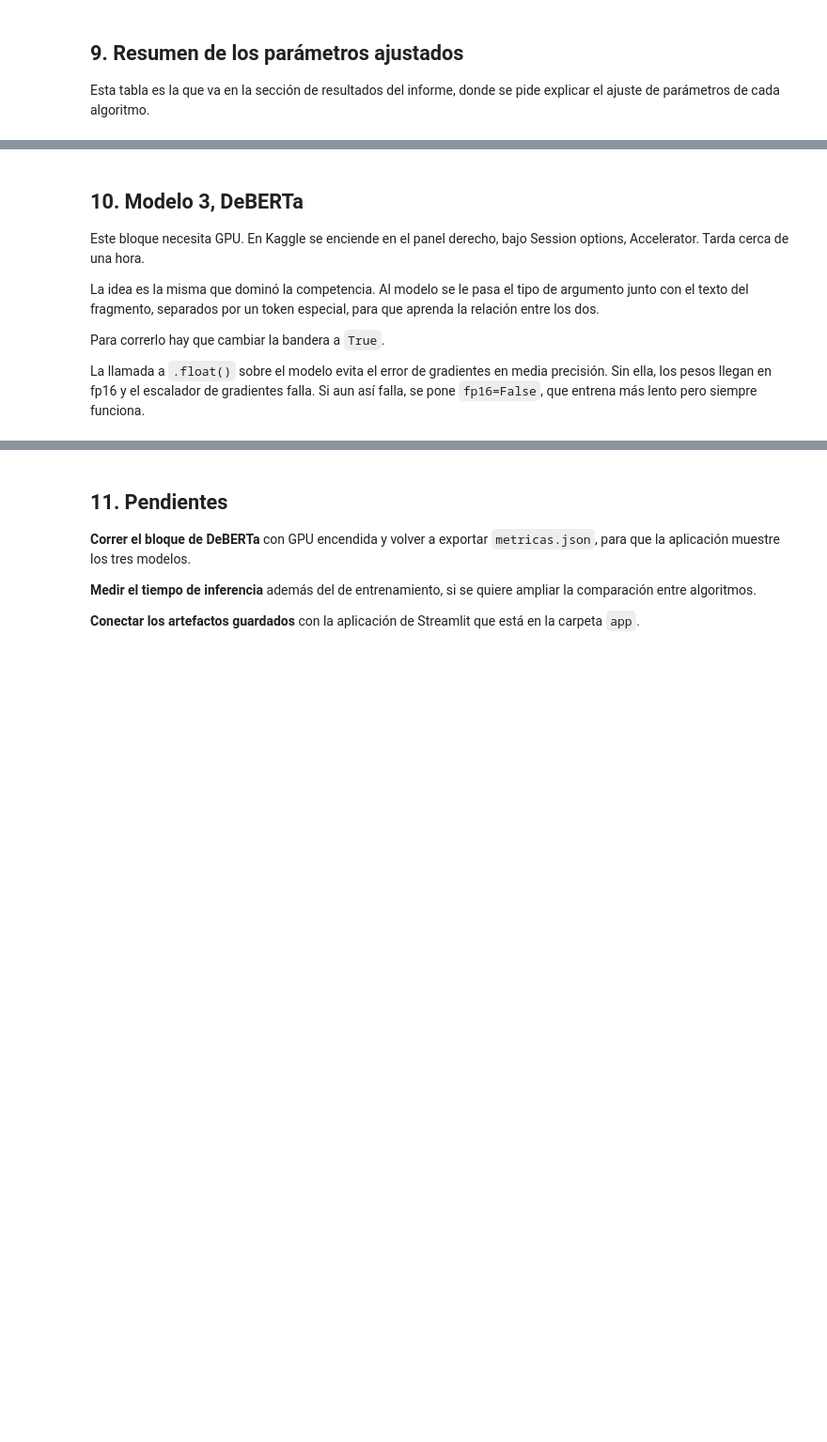
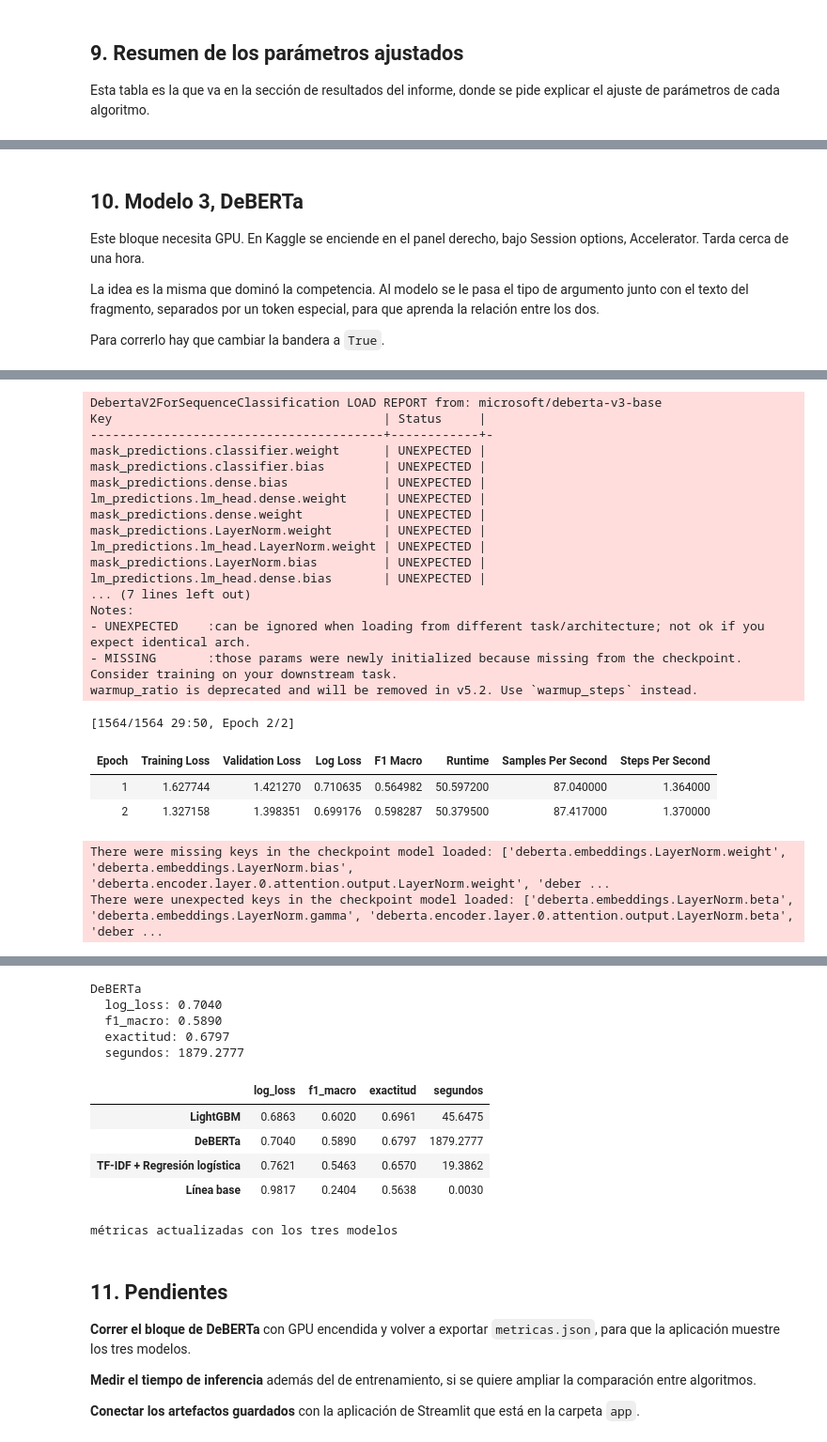
Before and after one commit to GenserDev/Proyecto2-DS, a Jupyter notebook: notebooks/modelado-argumentos-efectivos.ipynb, the cells around one changed output, grey strips where cells are left out. Shown at 94% size. Drawn from its saved outputs; the diff is of its cells as text; code cells hidden in the pictures; blank space fills up the shorter version.

Commit message:
feat: version 2 de los resultados del modelado de datos

```diff
--- a/notebooks/modelado-argumentos-efectivos.ipynb
+++ b/notebooks/modelado-argumentos-efectivos.ipynb
@@ -484,10 +620,8 @@ Este bloque necesita GPU. En Kaggle se enciende en el panel derecho, bajo Sessio
 La idea es la misma que dominó la competencia. Al modelo se le pasa el tipo de argumento junto con el texto del fragmento, separados por un token especial, para que aprenda la relación entre los dos.
 
 Para correrlo hay que cambiar la bandera a `True`.
-
-La llamada a `.float()` sobre el modelo evita el error de gradientes en media precisión. Sin ella, los pesos llegan en fp16 y el escalador de gradientes falla. Si aun así falla, se pone `fp16=False`, que entrena más lento pero siempre funciona.
 # %%
-ENTRENAR_TRANSFORMER = False
+ENTRENAR_TRANSFORMER = True
 
 if ENTRENAR_TRANSFORMER:
     import torch
@@ -552,3 +686,4 @@ if ENTRENAR_TRANSFORMER:
         json.dump(resultados, archivo, indent=2)
     comparacion.to_csv(f'{salida}/comparacion_modelos.csv')
     print('métricas actualizadas con los tres modelos')
+# %% [output]
@@ -554,0 +691,23 @@ if ENTRENAR_TRANSFORMER:
+DebertaV2ForSequenceClassification LOAD REPORT from: microsoft/deberta-v3-base
+Key                                     | Status     |
+----------------------------------------+------------+-
+mask_predictions.classifier.weight      | UNEXPECTED |
+mask_predictions.classifier.bias        | UNEXPECTED |
+mask_predictions.dense.bias             | UNEXPECTED |
+lm_predictions.lm_head.dense.weight     | UNEXPECTED |
+mask_predictions.dense.weight           | UNEXPECTED |
+mask_predictions.LayerNorm.weight       | UNEXPECTED |
+lm_predictions.lm_head.LayerNorm.weight | UNEXPECTED |
+mask_predictions.LayerNorm.bias         | UNEXPECTED |
+lm_predictions.lm_head.dense.bias       | UNEXPECTED |
+... (7 lines left out)
+Notes:
+- UNEXPECTED    :can be ignored when loading from different task/architecture; not ok if you expect identical arch.
+- MISSING       :those params were newly initialized because missing from the checkpoint. Consider training on your downstream task.
+warmup_ratio is deprecated and will be removed in v5.2. Use `warmup_steps` instead.
+[1564/1564 29:50, Epoch 2/2]
+| Epoch | Training Loss | Validation Loss | Log Loss | F1 Macro | Runtime | Samples Per Second | Steps Per Second |
+| 1 | 1.627744 | 1.421270 | 0.710635 | 0.564982 | 50.597200 | 87.040000 | 1.364000 |
+| 2 | 1.327158 | 1.398351 | 0.699176 | 0.598287 | 50.379500 | 87.417000 | 1.370000 |
+There were missing keys in the checkpoint model loaded: ['deberta.embeddings.LayerNorm.weight', 'deberta.embeddings.LayerNorm.bias', 'deberta.encoder.layer.0.attention.output.LayerNorm.weight', 'deber ...
+There were unexpected keys in the checkpoint model loaded: ['deberta.embeddings.LayerNorm.beta', 'deberta.embeddings.LayerNorm.gamma', 'deberta.encoder.layer.0.attention.output.LayerNorm.beta', 'deber ...
@@ -555,3 +715,14 @@ if ENTRENAR_TRANSFORMER:
+DeBERTa
+  log_loss: 0.7040
+  f1_macro: 0.5890
+  exactitud: 0.6797
+  segundos: 1879.2777
+|  | log_loss | f1_macro | exactitud | segundos |
+| LightGBM | 0.6863 | 0.6020 | 0.6961 | 45.6475 |
+| DeBERTa | 0.7040 | 0.5890 | 0.6797 | 1879.2777 |
+| TF-IDF + Regresión logística | 0.7621 | 0.5463 | 0.6570 | 19.3862 |
+| Línea base | 0.9817 | 0.2404 | 0.5638 | 0.0030 |
+métricas actualizadas con los tres modelos
 # %% [markdown]
 ## 11. Pendientes
 
```
Also changed, not shown: parts of 20 cells of this notebook.
